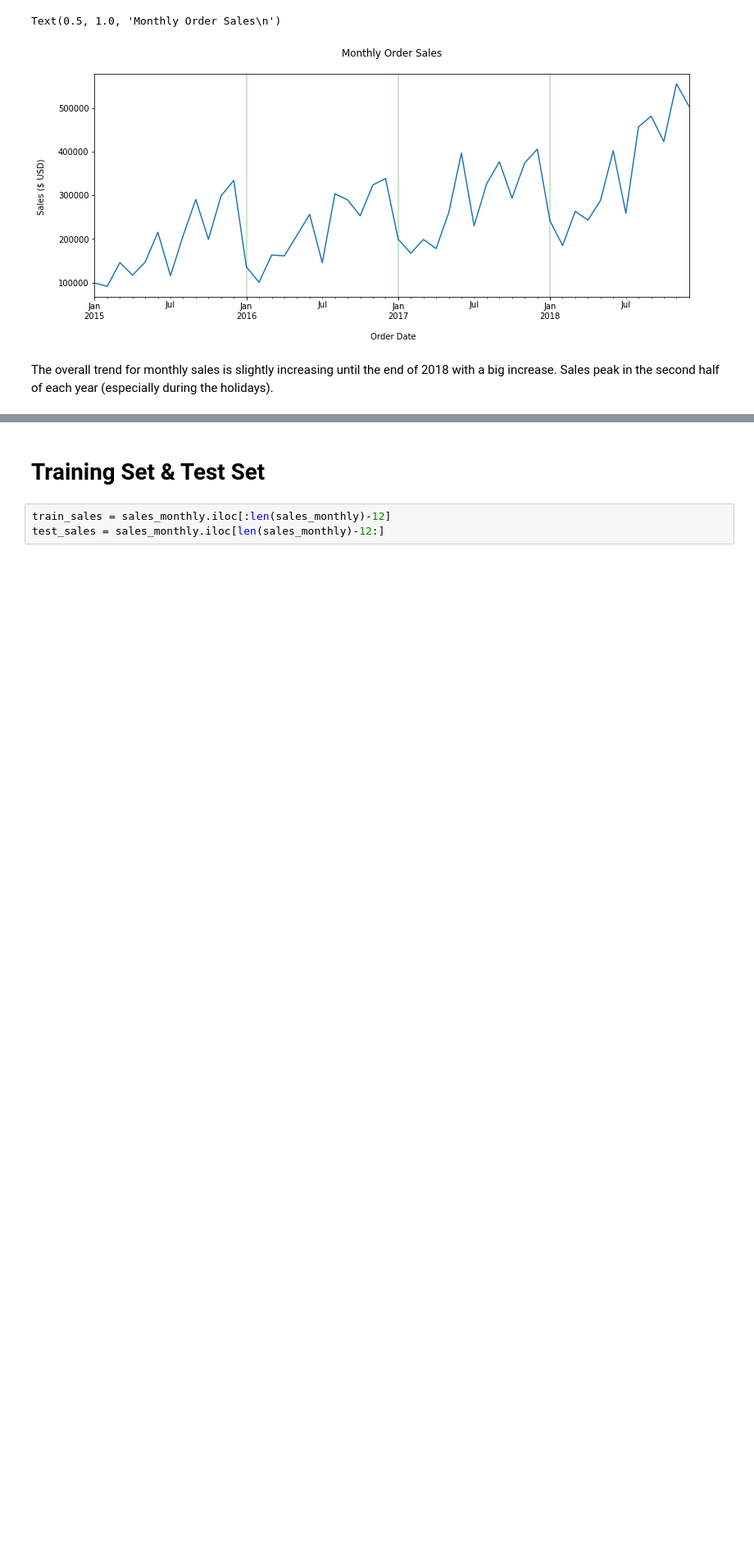
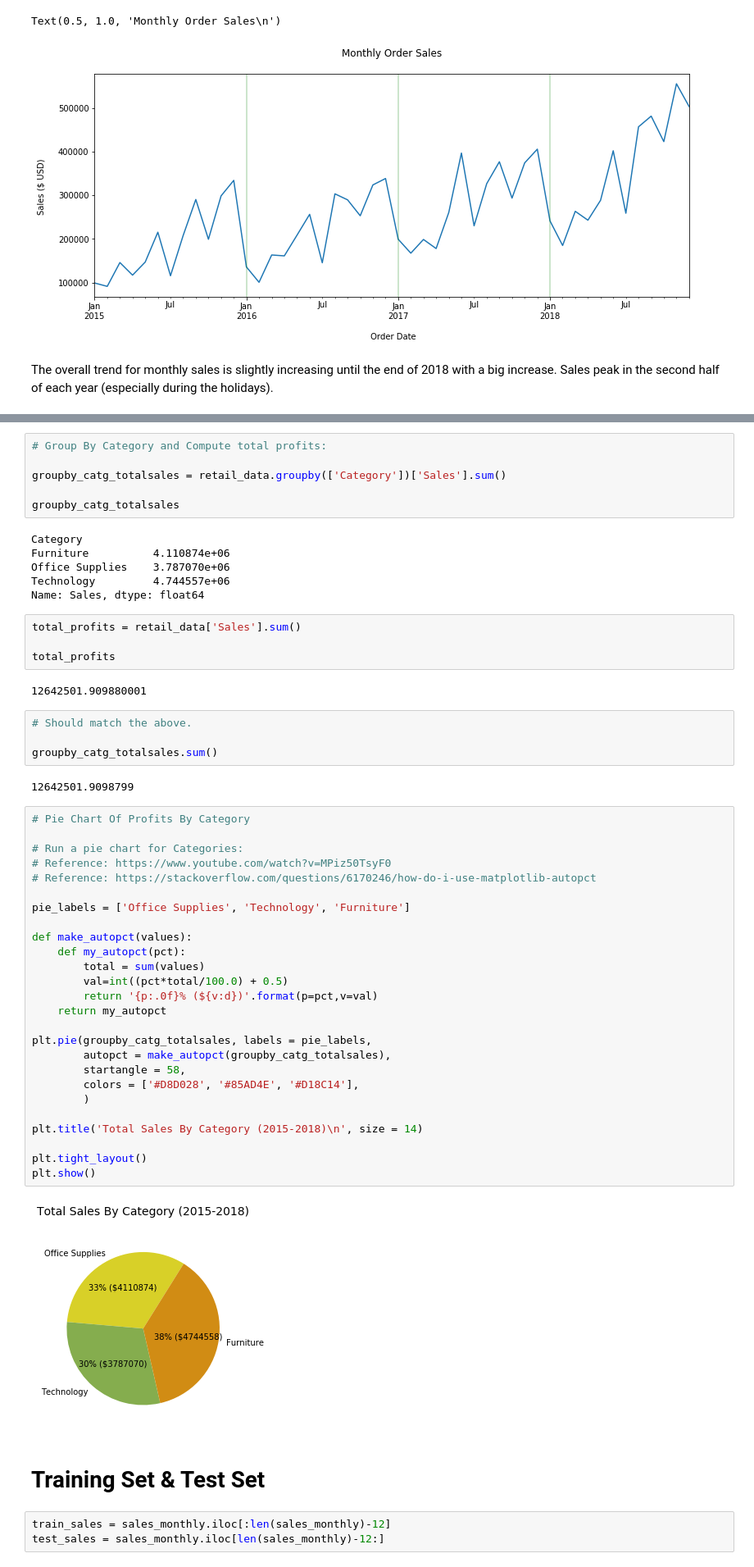
Before and after one commit to dk81/timeSeries_retailProject, a Jupyter notebook: retailsales_forecasting_rework_python_dku.ipynb, the cells around one changed output, grey strips where cells are left out. Shown at 82% size. Drawn from its saved outputs; the diff is of its cells as text; blank space fills up the shorter version.

```diff
--- a/retailsales_forecasting_rework_python_dku.ipynb
+++ b/retailsales_forecasting_rework_python_dku.ipynb
@@ -237,3 +239,55 @@ The overall trend for monthly sales is slightly increasing until the end of 2018
+# %%
+# Group By Category and Compute total profits:
+
+groupby_catg_totalsales = retail_data.groupby(['Category'])['Sales'].sum()
+
+groupby_catg_totalsales
+# %% [output]
+Category
+Furniture          4.110874e+06
+Office Supplies    3.787070e+06
+Technology         4.744557e+06
+Name: Sales, dtype: float64
+# %%
+total_profits = retail_data['Sales'].sum()
+
+total_profits
+# %% [output]
+12642501.909880001
+# %%
+# Should match the above.
+
+groupby_catg_totalsales.sum()
+# %% [output]
+12642501.9098799
+# %%
+# Pie Chart Of Profits By Category
+
+# Run a pie chart for Categories:
+# Reference: https://www.youtube.com/watch?v=MPiz50TsyF0
+# Reference: https://stackoverflow.com/questions/6170246/how-do-i-use-matplotlib-autopct
+
+pie_labels = ['Office Supplies', 'Technology', 'Furniture']
+
+def make_autopct(values):
+    def my_autopct(pct):
+        total = sum(values)
+        val=int((pct*total/100.0) + 0.5)
+        return '{p:.0f}% (${v:d})'.format(p=pct,v=val)
+    return my_autopct
+
+plt.pie(groupby_catg_totalsales, labels = pie_labels,
+        autopct = make_autopct(groupby_catg_totalsales),
+        startangle = 58,
+        colors = ['#D8D028', '#85AD4E', '#D18C14'],
+        )
+
+plt.title('Total Sales By Category (2015-2018)\n', size = 14)
+
+plt.tight_layout()
+plt.show()
+# %% [output]
+[figure, added]
 # %% [markdown]
 # Training Set & Test Set
 # %%
```
Also changed, not shown: parts of 24 cells of this notebook.
